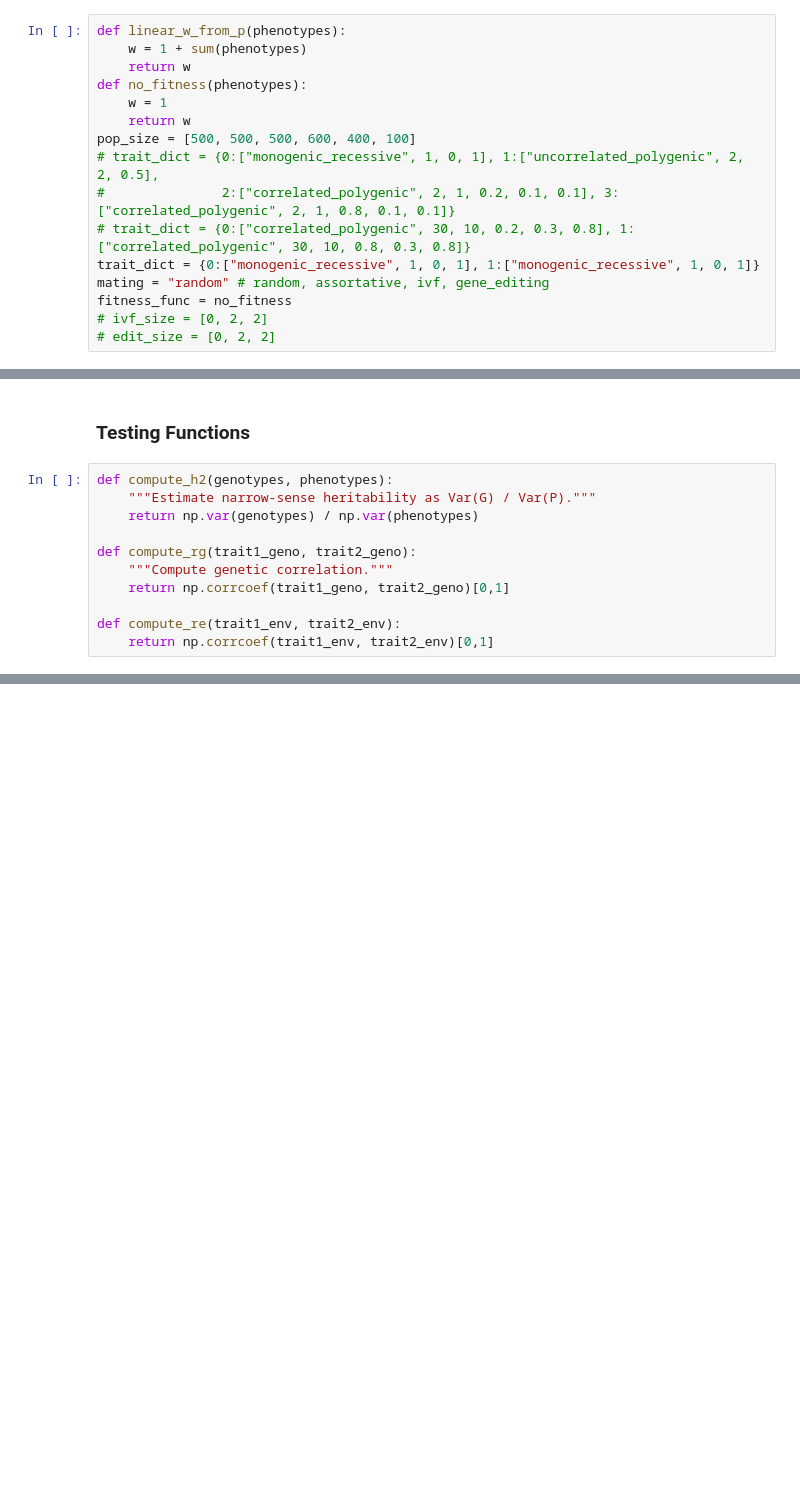
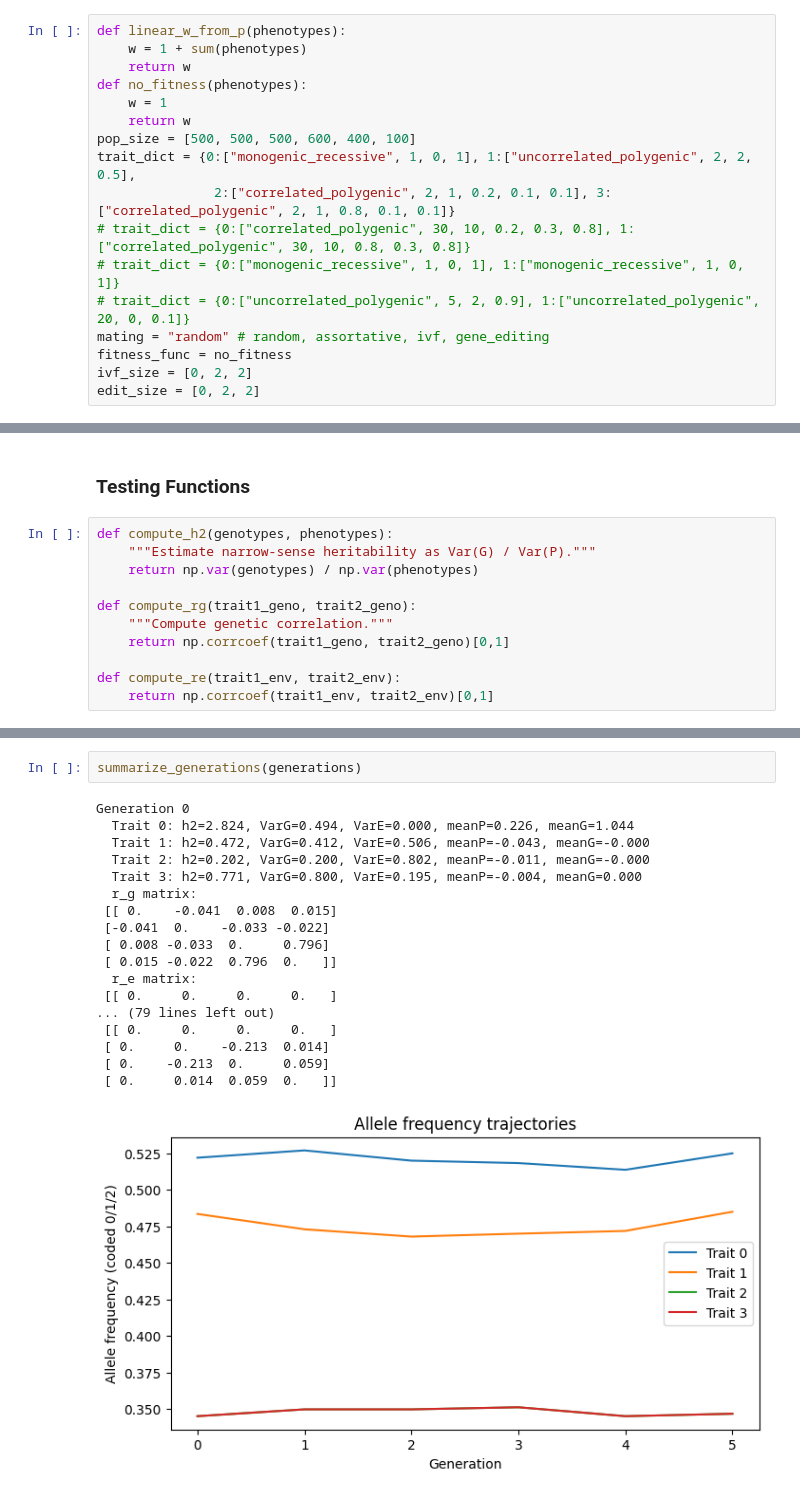
Before and after one commit to manya-lalwani/designer-baby, a Jupyter notebook: simulation_model/version_2.ipynb, the cells around one changed output, grey strips where cells are left out. Cells and saved outputs as stored; diff of their text form; blank space fills up the shorter version.

```diff
--- a/simulation_model/version_2.ipynb
+++ b/simulation_model/version_2.ipynb
@@ -749,14 +732,15 @@ def no_fitness(phenotypes):
     w = 1
     return w
 pop_size = [500, 500, 500, 600, 400, 100]
-# trait_dict = {0:["monogenic_recessive", 1, 0, 1], 1:["uncorrelated_polygenic", 2, 2, 0.5],
-#               2:["correlated_polygenic", 2, 1, 0.2, 0.1, 0.1], 3:["correlated_polygenic", 2, 1, 0.8, 0.1, 0.1]}
+trait_dict = {0:["monogenic_recessive", 1, 0, 1], 1:["uncorrelated_polygenic", 2, 2, 0.5],
+               2:["correlated_polygenic", 2, 1, 0.2, 0.1, 0.1], 3:["correlated_polygenic", 2, 1, 0.8, 0.1, 0.1]}
 # trait_dict = {0:["correlated_polygenic", 30, 10, 0.2, 0.3, 0.8], 1:["correlated_polygenic", 30, 10, 0.8, 0.3, 0.8]}
-trait_dict = {0:["monogenic_recessive", 1, 0, 1], 1:["monogenic_recessive", 1, 0, 1]}
+# trait_dict = {0:["monogenic_recessive", 1, 0, 1], 1:["monogenic_recessive", 1, 0, 1]}
+# trait_dict = {0:["uncorrelated_polygenic", 5, 2, 0.9], 1:["uncorrelated_polygenic", 20, 0, 0.1]}
 mating = "random" # random, assortative, ivf, gene_editing
 fitness_func = no_fitness
-# ivf_size = [0, 2, 2]
-# edit_size = [0, 2, 2]
+ivf_size = [0, 2, 2]
+edit_size = [0, 2, 2]
 # %%
 num_gen = len(pop_size)
 num_traits = len(trait_dict)
@@ -892,0 +983,21 @@ Generation 1
+# %%
+summarize_generations(generations)
+# %% [output]
+Generation 0
+  Trait 0: h2=2.824, VarG=0.494, VarE=0.000, meanP=0.226, meanG=1.044
+  Trait 1: h2=0.472, VarG=0.412, VarE=0.506, meanP=-0.043, meanG=-0.000
+  Trait 2: h2=0.202, VarG=0.200, VarE=0.802, meanP=-0.011, meanG=-0.000
+  Trait 3: h2=0.771, VarG=0.800, VarE=0.195, meanP=-0.004, meanG=0.000
+  r_g matrix:
+ [[ 0.    -0.041  0.008  0.015]
+ [-0.041  0.    -0.033 -0.022]
+ [ 0.008 -0.033  0.     0.796]
+ [ 0.015 -0.022  0.796  0.   ]]
+  r_e matrix:
+ [[ 0.     0.     0.     0.   ]
+... (79 lines left out)
+ [[ 0.     0.     0.     0.   ]
+ [ 0.     0.    -0.213  0.014]
+ [ 0.    -0.213  0.     0.059]
+ [ 0.     0.014  0.059  0.   ]]
+[figure, added]
```
Also changed, not shown: parts of 6 cells of this notebook, 2 other files.
